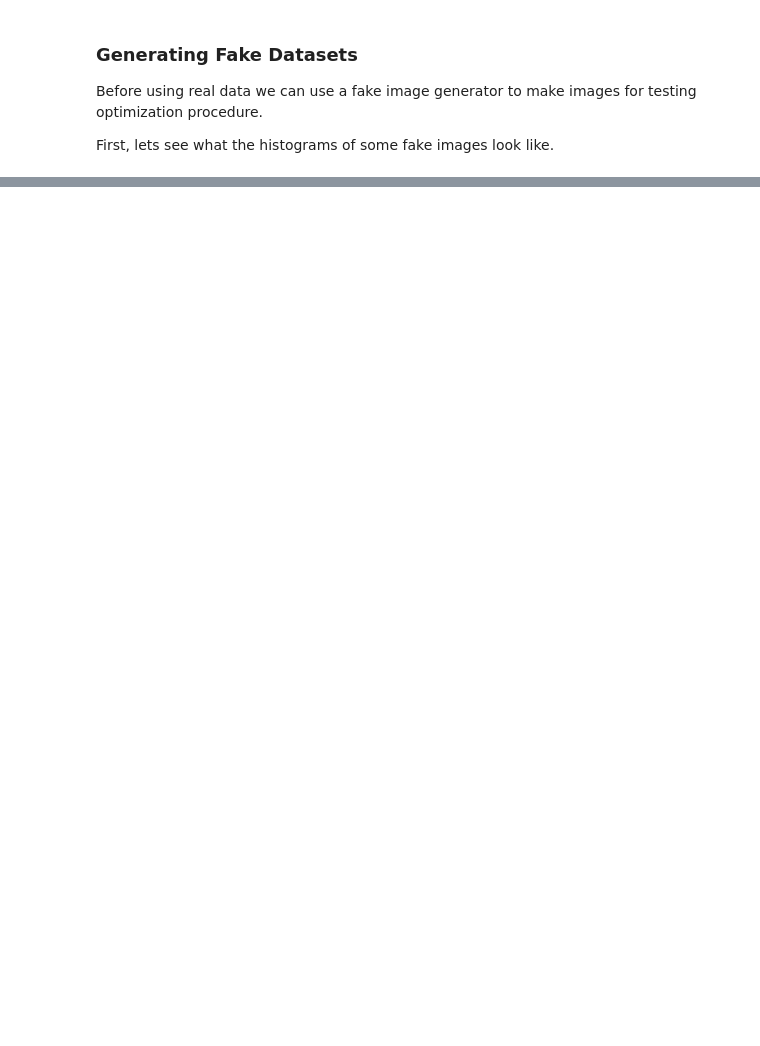
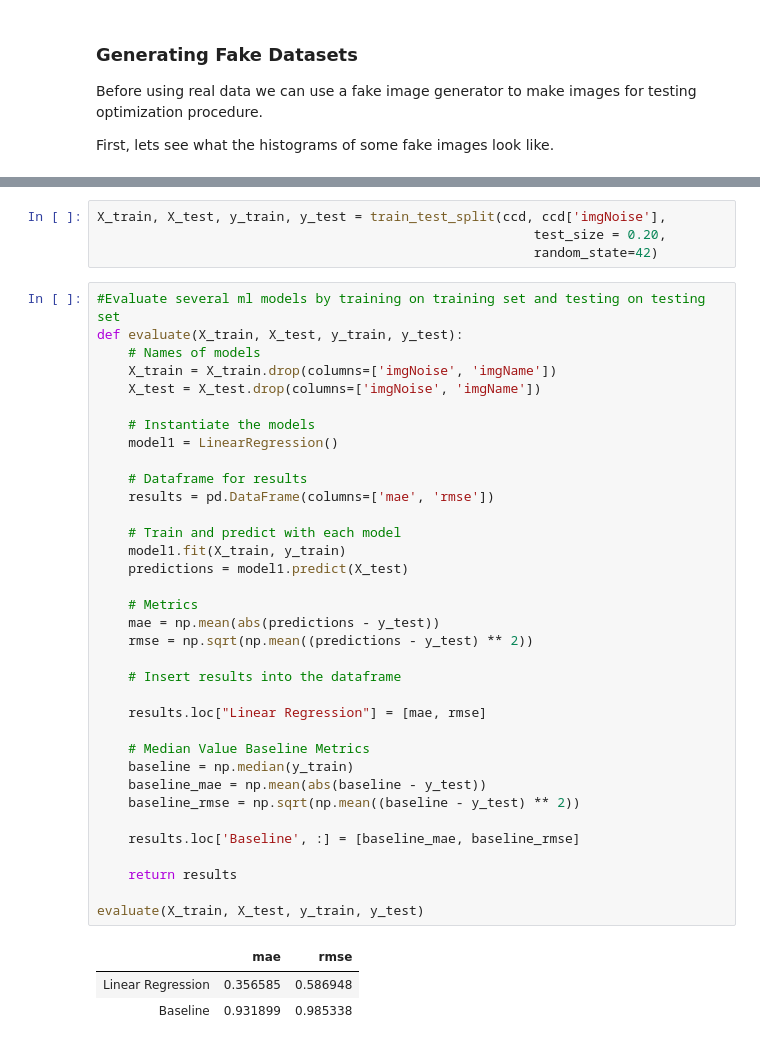
Before and after one commit to SamuelDAmbrosia/CCD-Optimization-Using-Machine-Learning, a Jupyter notebook: Machine-Learning-Optimitzation-Development-Doc.ipynb, the cells around one changed output, grey strips where cells are left out. Cells and saved outputs as stored; diff of their text form; blank space fills up the shorter version.

```diff
--- a/Machine-Learning-Optimitzation-Development-Doc.ipynb
+++ b/Machine-Learning-Optimitzation-Development-Doc.ipynb
@@ -184,0 +246,43 @@ HBox(children=(FloatSlider(value=1.5, continuous_update=False, description='Sigm
+# %%
+X_train, X_test, y_train, y_test = train_test_split(ccd, ccd['imgNoise'],
+                                                        test_size = 0.20,
+                                                        random_state=42)
+# %%
+#Evaluate several ml models by training on training set and testing on testing set
+def evaluate(X_train, X_test, y_train, y_test):
+    # Names of models
+    X_train = X_train.drop(columns=['imgNoise', 'imgName'])
+    X_test = X_test.drop(columns=['imgNoise', 'imgName'])
+
+    # Instantiate the models
+    model1 = LinearRegression()
+
+    # Dataframe for results
+    results = pd.DataFrame(columns=['mae', 'rmse'])
+
+    # Train and predict with each model
+    model1.fit(X_train, y_train)
+    predictions = model1.predict(X_test)
+
+    # Metrics
+    mae = np.mean(abs(predictions - y_test))
+    rmse = np.sqrt(np.mean((predictions - y_test) ** 2))
+
+    # Insert results into the dataframe
+
+    results.loc["Linear Regression"] = [mae, rmse]
+
+    # Median Value Baseline Metrics
+    baseline = np.median(y_train)
+    baseline_mae = np.mean(abs(baseline - y_test))
+    baseline_rmse = np.sqrt(np.mean((baseline - y_test) ** 2))
+
+    results.loc['Baseline', :] = [baseline_mae, baseline_rmse]
+
+    return results
+
+evaluate(X_train, X_test, y_train, y_test)
+# %% [output]
+|  | mae | rmse |
+| Linear Regression | 0.356585 | 0.586948 |
+| Baseline | 0.931899 | 0.985338 |
```
Also changed, not shown: parts of 9 cells of this notebook, 1 other file.
